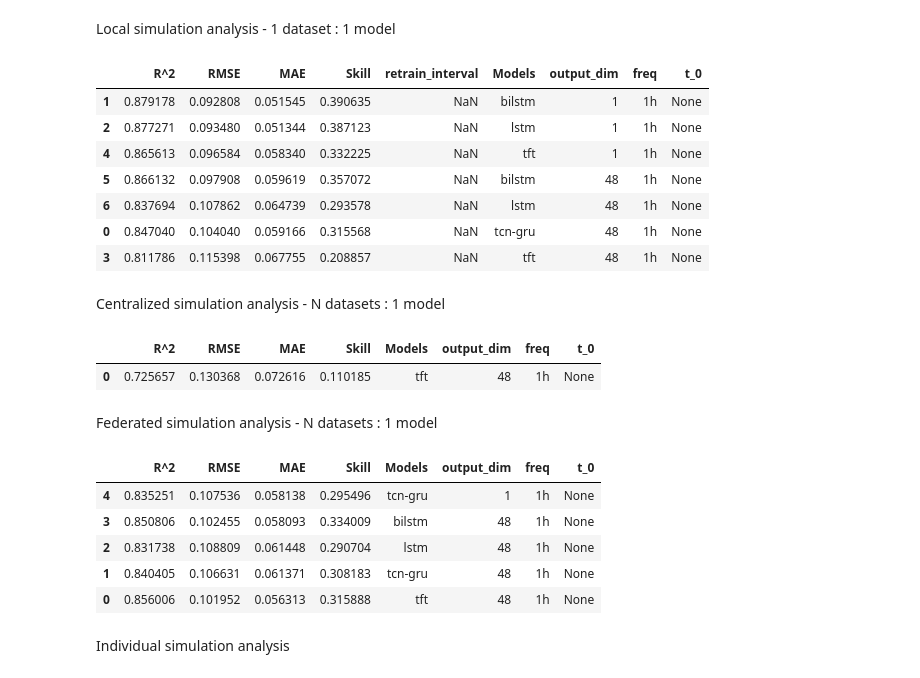
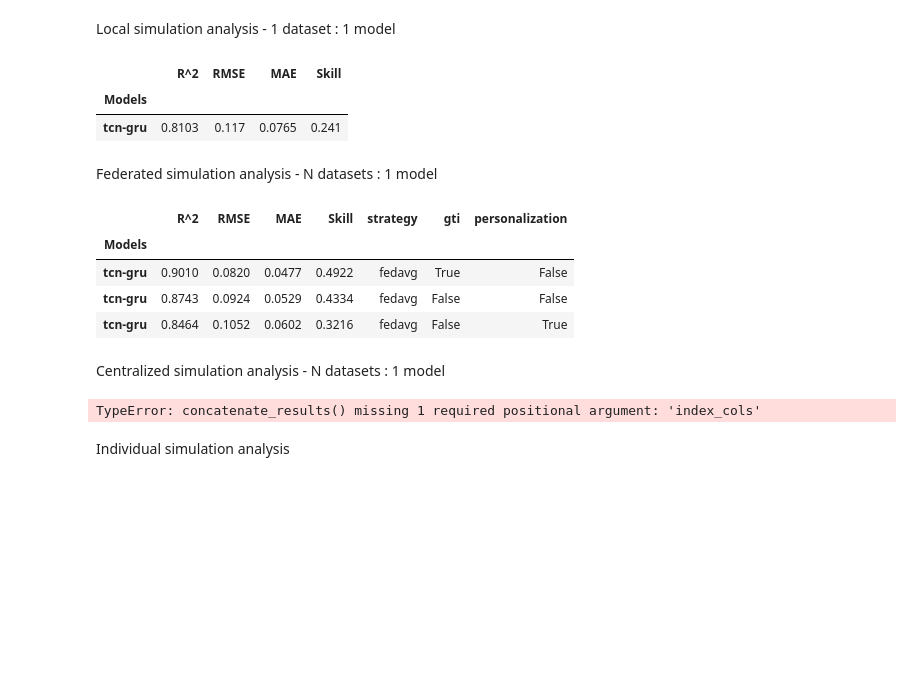
Before and after one commit to vikwal/forecasting_framework, a Jupyter notebook: evaluation.ipynb, the cells around one changed output. Saved outputs shown, nothing was run; the diff lists cells and outputs as text; code cells hidden in the pictures; blank space fills up the shorter version.

Commit message:
added personalization and other hpo stuff

```diff
--- a/evaluation.ipynb
+++ b/evaluation.ipynb
@@ -23,12 +28,15 @@ persistence_file = [f for f in result_files if 'persistence' in f][0]
 # %%
 def concatenate_results(results_dir: str,
                         results: list,
+                        index_cols: list,
                         get_skill: bool = False,
                         pers: pd.DataFrame = pd.DataFrame(),
                         sort_skill: bool = False) -> pd.DataFrame:
-    index_cols = ['Models', 'output_dim', 'freq', 't_0']
     indices = {}
     metrics = []
+    if not results:
+        print('No data found.')
+        return None
     # initialize the dict list
     for col in index_cols:
         indices[col] = []
@@ -39,7 +47,7 @@ def concatenate_results(results_dir: str,
         df = pkl['evaluation']
         df.reset_index(inplace=True)
         if get_skill:
-            df= pd.merge(df, pers[['RMSE', 'key', 'output_dim', 'freq']],
+            df= pd.merge(df, pers[['RMSE', 'key', 'output_dim', 'freq', '']],
                on=['key', 'output_dim', 'freq'],
                how='left',
                suffixes=('', '_p'))
@@ -71,41 +79,37 @@ pers = pd.read_csv(os.path.join(results_dir, persistence_file))
 # %% [markdown]
 Local simulation analysis - 1 dataset : 1 model
 # %%
-df_sep = concatenate_results(results_dir=results_dir, results=sims)
-df_sep
+index_cols = ['Models', 'output_dim', 'freq', 't_0']
+df_sep = concatenate_results(results_dir=results_dir, results=sims, index_cols=index_cols)
+df_sep[['R^2', 'RMSE', 'MAE', 'Skill', 'Models']].round(4).set_index('Models')
 # %% [output]
-|  | R^2 | RMSE | MAE | Skill | retrain_interval | Models | output_dim | freq | t_0 |
-| 1 | 0.879178 | 0.092808 | 0.051545 | 0.390635 | NaN | bilstm | 1 | 1h | None |
-| 2 | 0.877271 | 0.093480 | 0.051344 | 0.387123 | NaN | lstm | 1 | 1h | None |
-| 4 | 0.865613 | 0.096584 | 0.058340 | 0.332225 | NaN | tft | 1 | 1h | None |
-| 5 | 0.866132 | 0.097908 | 0.059619 | 0.357072 | NaN | bilstm | 48 | 1h | None |
-| 6 | 0.837694 | 0.107862 | 0.064739 | 0.293578 | NaN | lstm | 48 | 1h | None |
-| 0 | 0.847040 | 0.104040 | 0.059166 | 0.315568 | NaN | tcn-gru | 48 | 1h | None |
-| 3 | 0.811786 | 0.115398 | 0.067755 | 0.208857 | NaN | tft | 48 | 1h | None |
+|  | R^2 | RMSE | MAE | Skill |
+| Models |  |  |  |  |
+| tcn-gru | 0.8103 | 0.117 | 0.0765 | 0.241 |
-# %% [markdown]
-Centralized simulation analysis - N datasets : 1 model
-# %%
-df_cl = concatenate_results(results_dir=results_dir,
-                             get_skill=True,
-                             pers=pers,
-                             results=cl_sims)
-df_cl
-# %% [output]
-|  | R^2 | RMSE | MAE | Skill | Models | output_dim | freq | t_0 |
-| 0 | 0.725657 | 0.130368 | 0.072616 | 0.110185 | tft | 48 | 1h | None |
 # %% [markdown]
 Federated simulation analysis - N datasets : 1 model
 # %%
+index_cols = ['Models', 'output_dim', 'freq', 't_0', 'strategy', 'gti', 'personalization']
 df_fl = concatenate_results(results_dir=results_dir,
-                            results=fl_sims)
-df_fl
+                            results=fl_sims,
+                            index_cols=index_cols)
+df_fl[['R^2', 'RMSE', 'MAE', 'Skill', 'Models', 'strategy', 'gti', 'personalization']].round(4).set_index('Models')
 # %% [output]
-|  | R^2 | RMSE | MAE | Skill | Models | output_dim | freq | t_0 |
-| 4 | 0.835251 | 0.107536 | 0.058138 | 0.295496 | tcn-gru | 1 | 1h | None |
-| 3 | 0.850806 | 0.102455 | 0.058093 | 0.334009 | bilstm | 48 | 1h | None |
-| 2 | 0.831738 | 0.108809 | 0.061448 | 0.290704 | lstm | 48 | 1h | None |
-| 1 | 0.840405 | 0.106631 | 0.061371 | 0.308183 | tcn-gru | 48 | 1h | None |
-| 0 | 0.856006 | 0.101952 | 0.056313 | 0.315888 | tft | 48 | 1h | None |
+|  | R^2 | RMSE | MAE | Skill | strategy | gti | personalization |
+| Models |  |  |  |  |  |  |  |
+| tcn-gru | 0.9010 | 0.0820 | 0.0477 | 0.4922 | fedavg | True | False |
+| tcn-gru | 0.8743 | 0.0924 | 0.0529 | 0.4334 | fedavg | False | False |
+| tcn-gru | 0.8464 | 0.1052 | 0.0602 | 0.3216 | fedavg | False | True |
+# %% [markdown]
+Centralized simulation analysis - N datasets : 1 model
+# %%
+df_cl = concatenate_results(results_dir=results_dir,
+                             get_skill=True,
+                             pers=pers,
+                             results=cl_sims)
+df_cl
+# %% [output]
+TypeError: concatenate_results() missing 1 required positional argument: 'index_cols'
 # %% [markdown]
 Individual simulation analysis
 # %%
```
Also changed, not shown: parts of 8 cells of this notebook, 14 other files.
